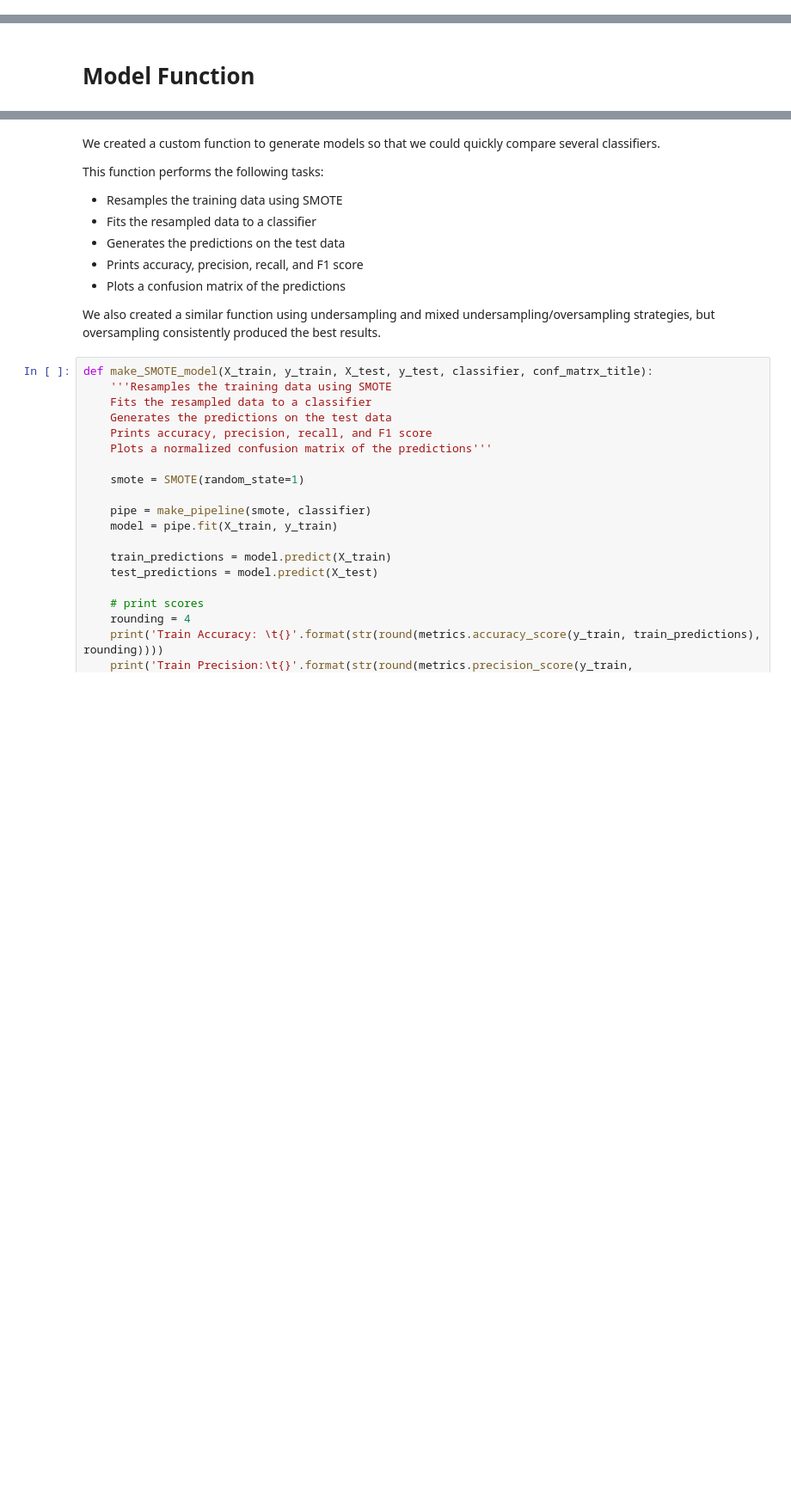
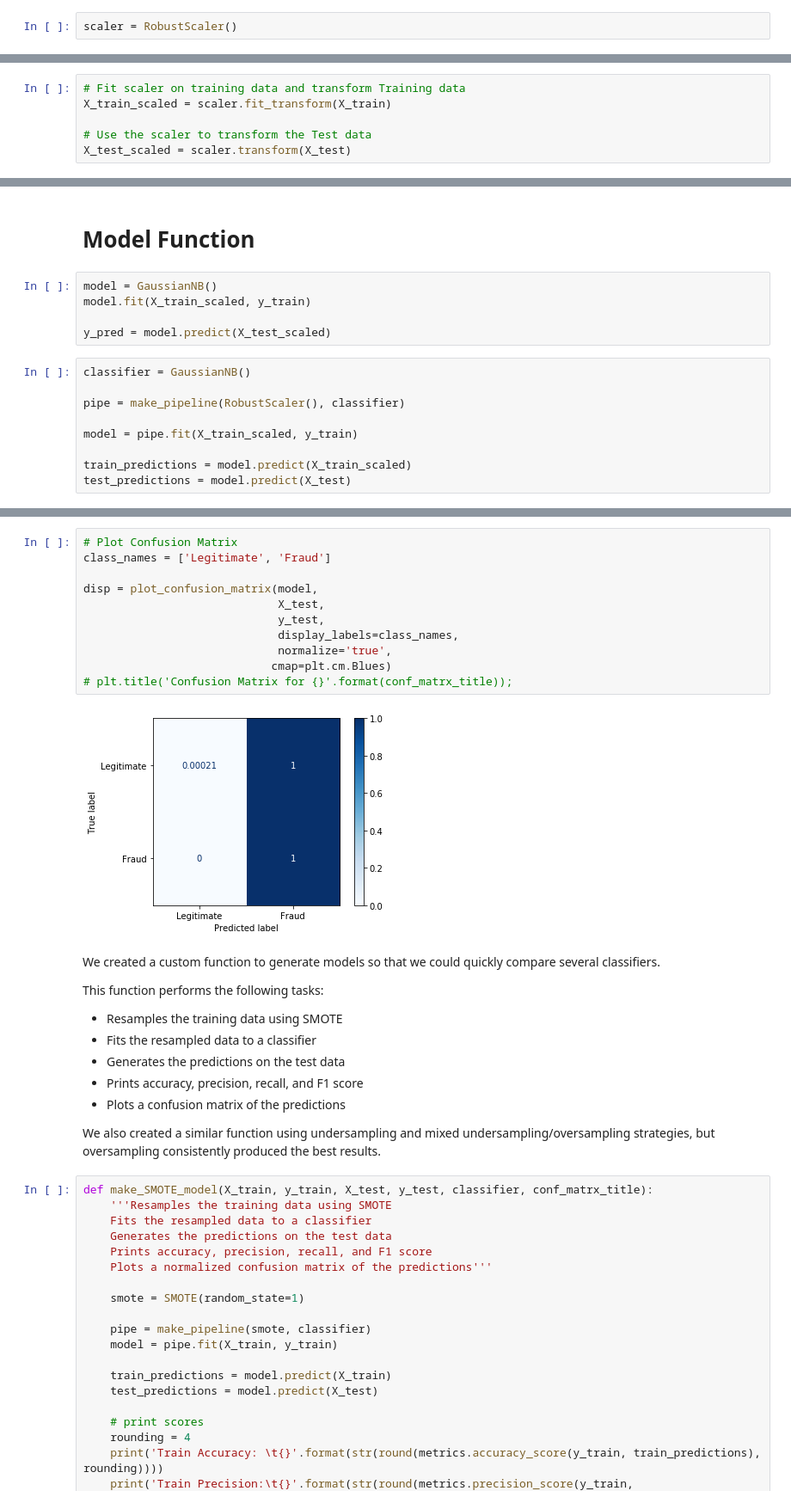
Before and after one commit to AdamBlomfield/credit_card_fraud, a Jupyter notebook: notebooks/predictive_modelling.ipynb, the cells around one changed output, grey strips where cells are left out. Shown: that part at 86% size. Saved outputs shown, nothing was run; the diff lists cells and outputs as text; blank space fills up the shorter version.

```diff
--- a/notebooks/predictive_modelling.ipynb
+++ b/notebooks/predictive_modelling.ipynb
@@ -124,0 +105,2 @@ No. of samples in each test set:        85118
+# %%
+scaler = RobustScaler()
@@ -125,3 +109,9 @@ No. of samples in each test set:        85118
+# %%
+# Fit scaler on training data and transform Training data
+X_train_scaled = scaler.fit_transform(X_train)
+
+# Use the scaler to transform the Test data
+X_test_scaled = scaler.transform(X_test)
 # %% [markdown]
 # Resampling
 # %% [markdown]
@@ -131,3 +121,17 @@ No. of samples in each test set:        85118
 * Synthetic Minority Oversampling TEchnique (SMOTE) will be used to produce a more class-balanced dataset.
 # %% [markdown]
 # Model Function
+# %%
+model = GaussianNB()
+model.fit(X_train_scaled, y_train)
+
+y_pred = model.predict(X_test_scaled)
+# %%
+classifier = GaussianNB()
+
+pipe = make_pipeline(RobustScaler(), classifier)
+
+model = pipe.fit(X_train_scaled, y_train)
+
+train_predictions = model.predict(X_train_scaled)
+test_predictions = model.predict(X_test)
@@ -134,3 +160,16 @@ No. of samples in each test set:        85118
+# %%
+# Plot Confusion Matrix
+class_names = ['Legitimate', 'Fraud']
+
+disp = plot_confusion_matrix(model,
+                             X_test,
+                             y_test,
+                             display_labels=class_names,
+                             normalize='true',
+                            cmap=plt.cm.Blues)
+# plt.title('Confusion Matrix for {}'.format(conf_matrx_title));
+# %% [output]
+[figure, added]
 # %% [markdown]
 We created a custom function to generate models so that we could quickly compare several classifiers.
 
```
Also changed, not shown: parts of 17 cells of this notebook, 5 other files.
